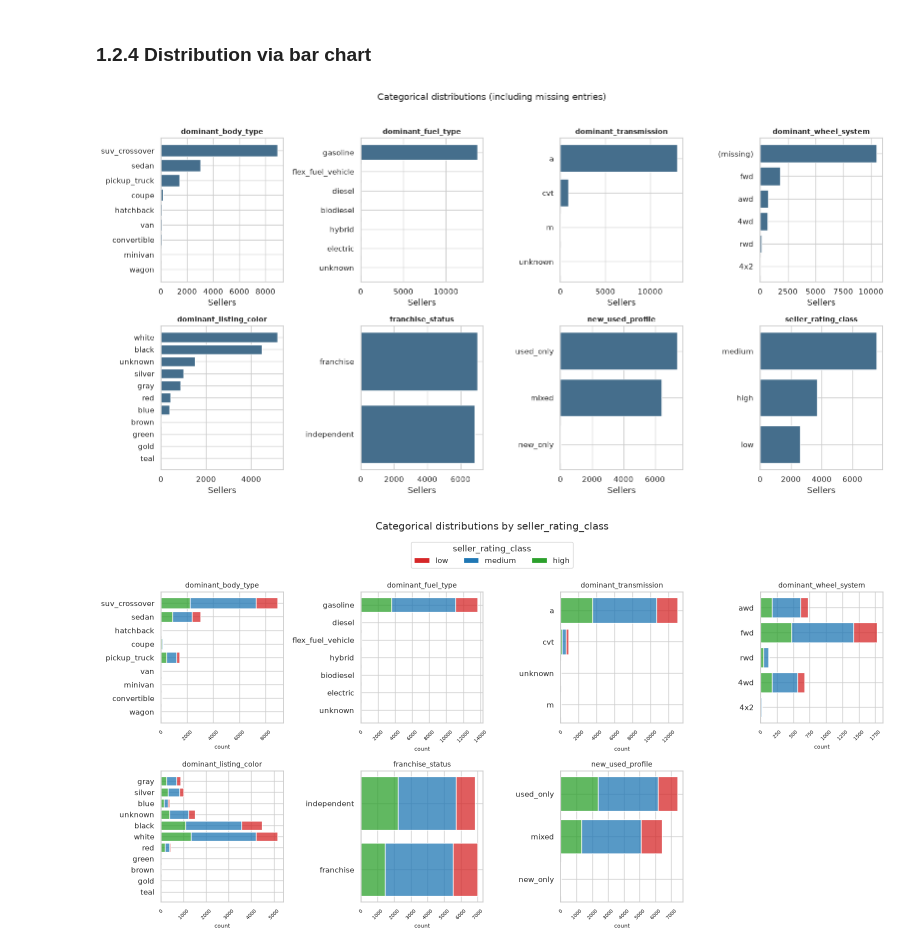
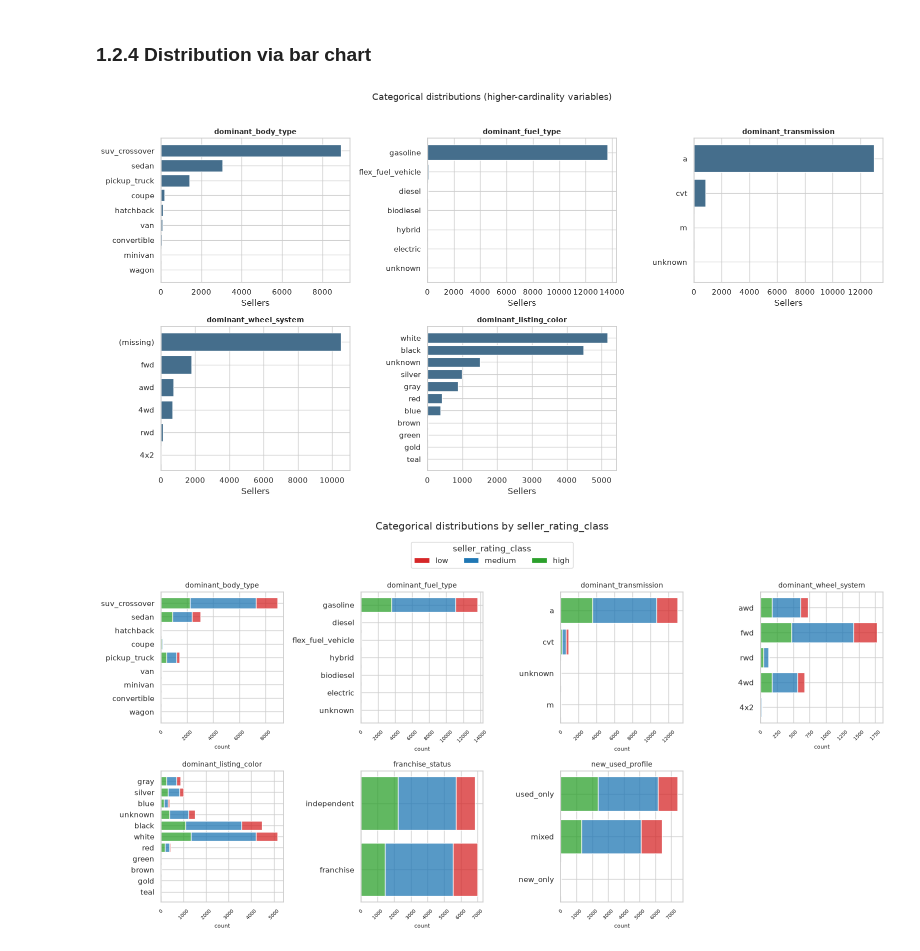
Before and after one commit to iqbalzain99/data-mining_unipi_1_2026, a Jupyter notebook: project/merged_1_2_distribution.ipynb, the cells around one changed output. Saved outputs shown, nothing was run; the diff lists cells and outputs as text; code cells hidden in the pictures.

```diff
--- a/project/merged_1_2_distribution.ipynb
+++ b/project/merged_1_2_distribution.ipynb
@@ -239,13 +239,14 @@ plt.show()
 # %% [markdown]
 ### 1.2.3 Distribution via pie chart
 # %%
-# Pie chart for every categorical variable; categories < 5% are grouped as "Other"
+# Pie charts for low-cardinality, part-to-whole variables
+pie_cols = ['seller_rating_class', 'franchise_status', 'new_used_profile']
 MIN_PCT = 5.0
 
-fig, axes = plt.subplots(2, 4, figsize=(16, 8))
-axes = axes.ravel()
+fig, axes = plt.subplots(1, len(pie_cols), figsize=(5 * len(pie_cols), 5))
+axes = np.atleast_1d(axes)
 
-for ax, col in zip(axes, categorical_cols):
+for ax, col in zip(axes, pie_cols):
     vc = df[col].value_counts(dropna=False)
     vc.index = [('missing' if pd.isna(i) else i) for i in vc.index]
 
@@ -262,13 +263,10 @@ for ax, col in zip(axes, categorical_cols):
 
     ax.pie(keep.values, labels=labels, colors=colors, autopct='%1.1f%%',
            startangle=90, wedgeprops={'edgecolor': 'white'},
-           textprops={'fontsize': 7}, labeldistance=1.08)
-    ax.set_title(col, fontsize=10)
+           textprops={'fontsize': 8}, labeldistance=1.08)
+    ax.set_title(col, fontsize=11)
 
-for ax in axes[len(categorical_cols):]:
-    ax.axis('off')
-
-plt.suptitle('Categorical distributions (categories < 5% grouped as "Other")', y=1.02)
+plt.suptitle('Composition of low-cardinality categorical variables', y=1.02)
 plt.tight_layout()
 plt.show()
 # %% [output]
@@ -287,26 +284,29 @@ plt.show()
 # %% [markdown]
 ### 1.2.4 Distribution via bar chart
 # %%
-# One figure with all categorical variables (including missing entries)
-ncols = 4
-nrows = int(np.ceil(len(categorical_cols) / ncols))
+# Bar charts for higher-cardinality / imbalanced categorical variables
+bar_cols = ['dominant_body_type', 'dominant_fuel_type', 'dominant_transmission',
+            'dominant_wheel_system', 'dominant_listing_color']
+
+ncols = 3
+nrows = int(np.ceil(len(bar_cols) / ncols))
 fig, axes = plt.subplots(nrows, ncols, figsize=(16, 4.2 * nrows))
 axes = axes.ravel()
 
-for ax, column in zip(axes, categorical_cols):
+for ax, column in zip(axes, bar_cols):
     values = df[column].fillna('(missing)').value_counts().sort_values()
     ax.barh(values.index, values.values, color='#456e8c')
     ax.set_title(column, fontsize=10, fontweight='bold')
     ax.set_xlabel('Sellers')
 
-for ax in axes[len(categorical_cols):]:
+for ax in axes[len(bar_cols):]:
     ax.set_visible(False)
 
-fig.suptitle('Categorical distributions (including missing entries)', fontsize=13)
+fig.suptitle('Categorical distributions (higher-cardinality variables)', fontsize=13)
 fig.tight_layout(rect=(0, 0, 1, 0.96))
 plt.show()
 # %% [output]
-[figure, old version]
+[figure, new version]
 # %%
 from matplotlib.patches import Patch
 
```
Also changed, not shown: parts of 3 cells of this notebook.
